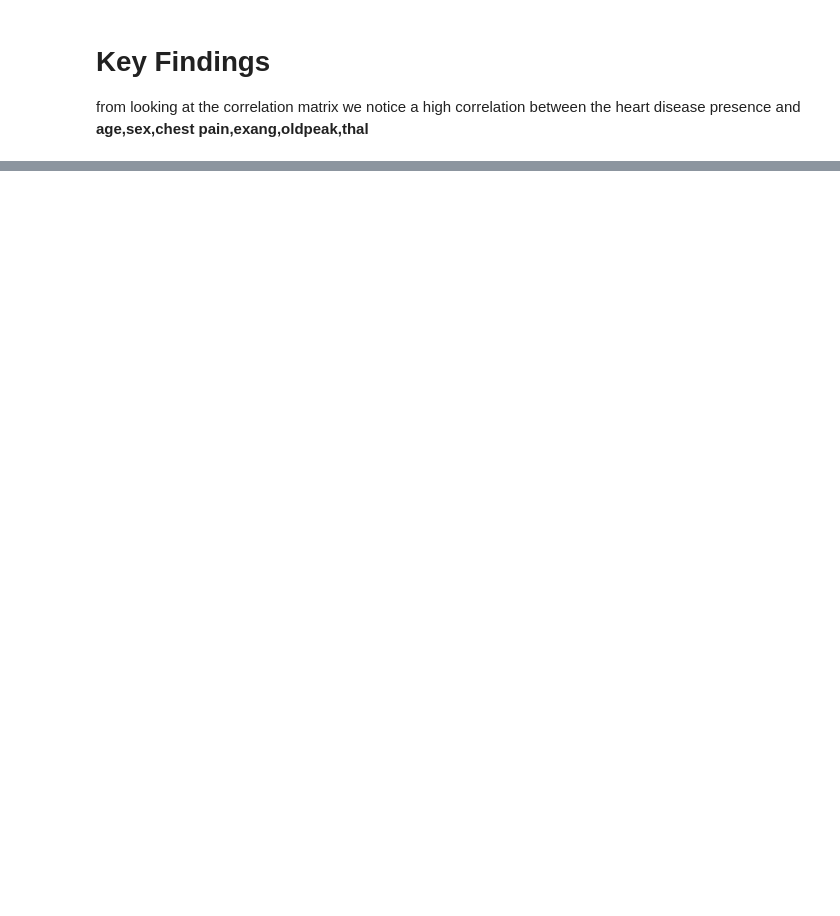
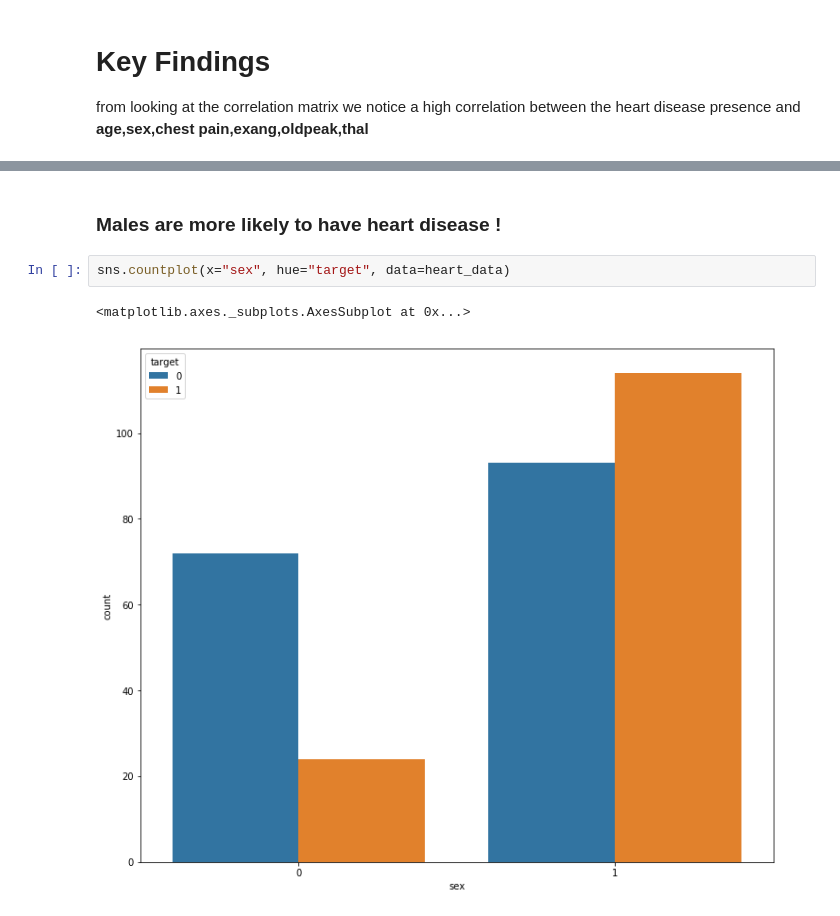
Before and after one commit to kaizendae/Heart-Disease-Project, a Jupyter notebook: Heart_disease_final_project.ipynb, the cells around one changed output, grey strips where cells are left out. Drawn from its saved outputs; the diff is of its cells as text; blank space fills up the shorter version.

```diff
--- a/Heart_disease_final_project.ipynb
+++ b/Heart_disease_final_project.ipynb
@@ -223,0 +228,7 @@ from looking at the correlation matrix we notice a high correlation between the
+# %% [markdown]
+### Males are more likely to have heart disease !
+# %%
+sns.countplot(x="sex", hue="target", data=heart_data)
+# %% [output]
+<matplotlib.axes._subplots.AxesSubplot at 0x...>
+[figure, added]
```
Also changed, not shown: parts of 12 cells of this notebook, 1 other file.
